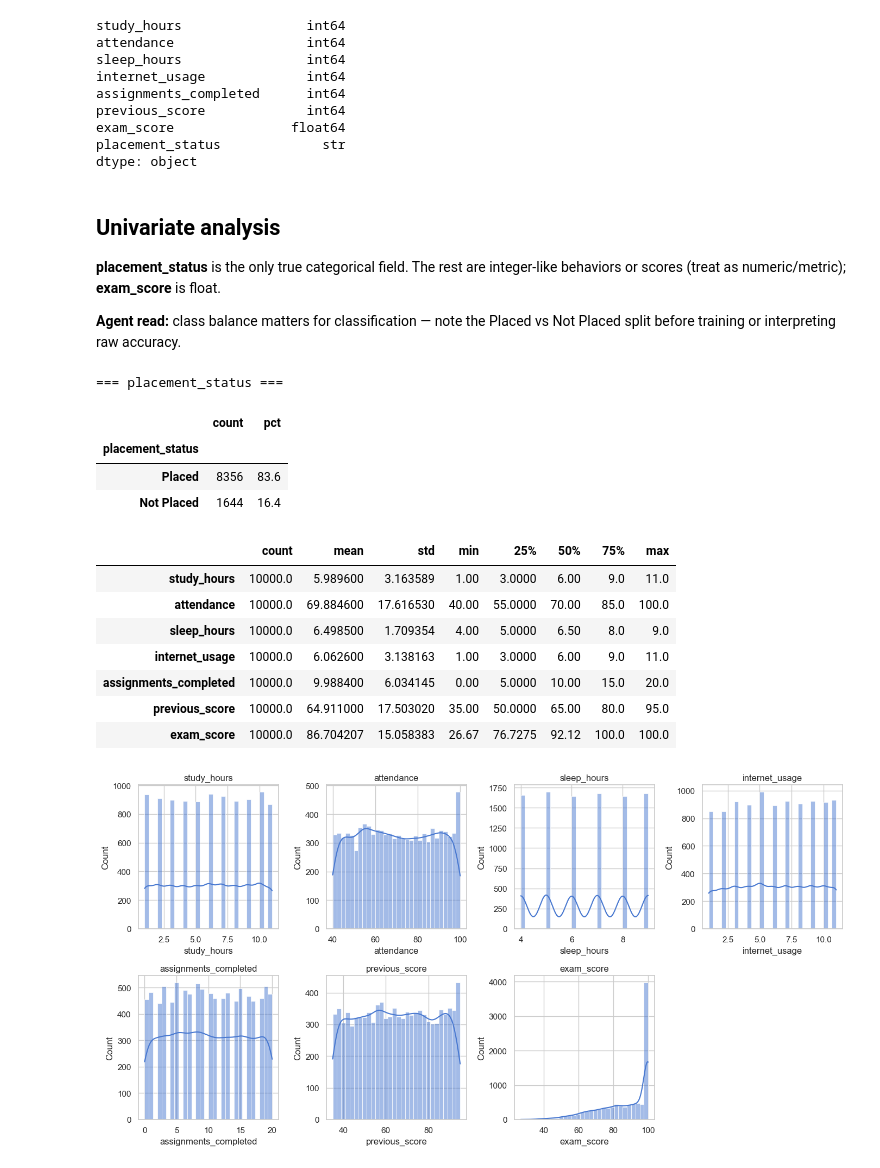
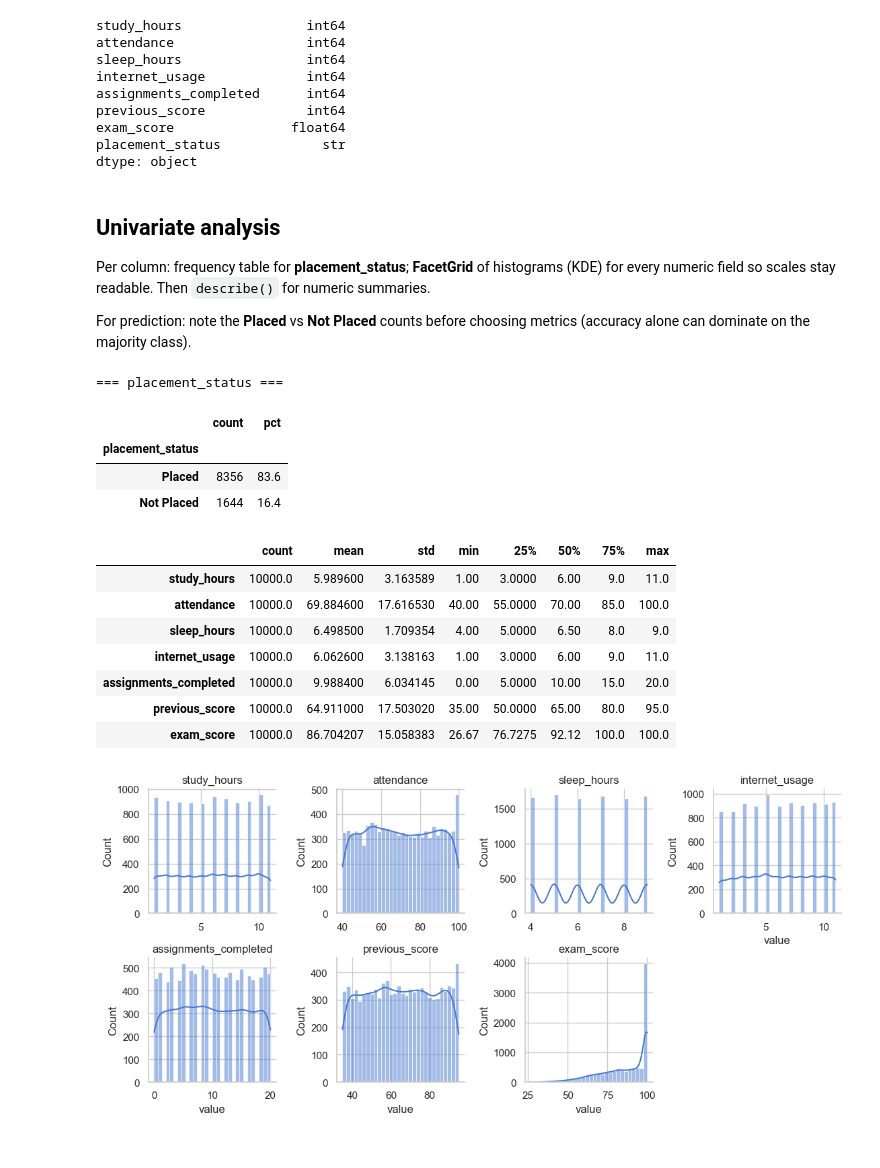
Before and after one commit to nicapotato/KaggleNotebooks, a Jupyter notebook: eda/student-performance-prediction-eda.ipynb, the cells around one changed output. Drawn from its saved outputs; the diff is of its cells as text; code cells hidden in the pictures.

```diff
--- a/eda/student-performance-prediction-eda.ipynb
+++ b/eda/student-performance-prediction-eda.ipynb
@@ -90,42 +93,36 @@ dtype: object
 # %% [markdown]
 ## Univariate analysis
 
-**placement_status** is the only true categorical field. The rest are integer-like behaviors or scores (treat as numeric/metric); **exam_score** is float.
+Per column: frequency table for **placement_status**; **FacetGrid** of histograms (KDE) for every numeric field so scales stay readable. Then `describe()` for numeric summaries.
 
-**Agent read:** class balance matters for classification — note the Placed vs Not Placed split before training or interpreting raw accuracy.
+For prediction: note the **Placed** vs **Not Placed** counts before choosing metrics (accuracy alone can dominate on the majority class).
 # %%
 for col in CAT_COLS:
     vc = df[col].value_counts()
     tab = pd.DataFrame({"count": vc, "pct": (vc / len(df) * 100).round(1)})
     print(f"\n=== {col} ===")
     display(tab)
 
 display(df[NUM_COLS].describe().T)
 
-n = len(NUM_COLS)
-ncols = 4
-nrows = int(np.ceil(n / ncols))
-fig, axes = plt.subplots(nrows, ncols, figsize=(14, 3.6 * nrows))
-axes = np.atleast_1d(axes).ravel()
-for i, col in enumerate(NUM_COLS):
-    sns.histplot(df[col], kde=True, ax=axes[i], bins=30)
-    axes[i].set_title(col)
-for j in range(len(NUM_COLS), len(axes)):
-    axes[j].set_visible(False)
-plt.tight_layout()
+long = df[NUM_COLS].melt(var_name="metric", value_name="value")
+g = sns.FacetGrid(long, col="metric", col_wrap=4, sharex=False, sharey=False, height=2.7, aspect=1.05)
+g.map_dataframe(sns.histplot, x="value", kde=True, bins=30)
+g.set_titles(col_template="{col_name}")
+g.tight_layout()
 plt.show()
 # %% [output]
 === placement_status ===
 |  | count | pct |
 | placement_status |  |  |
 | Placed | 8356 | 83.6 |
 | Not Placed | 1644 | 16.4 |
 |  | count | mean | std | min | 25% | 50% | 75% | max |
 | study_hours | 10000.0 | 5.989600 | 3.163589 | 1.00 | 3.0000 | 6.00 | 9.0 | 11.0 |
 | attendance | 10000.0 | 69.884600 | 17.616530 | 40.00 | 55.0000 | 70.00 | 85.0 | 100.0 |
 | sleep_hours | 10000.0 | 6.498500 | 1.709354 | 4.00 | 5.0000 | 6.50 | 8.0 | 9.0 |
 | internet_usage | 10000.0 | 6.062600 | 3.138163 | 1.00 | 3.0000 | 6.00 | 9.0 | 11.0 |
 | assignments_completed | 10000.0 | 9.988400 | 6.034145 | 0.00 | 5.0000 | 10.00 | 15.0 | 20.0 |
 | previous_score | 10000.0 | 64.911000 | 17.503020 | 35.00 | 50.0000 | 65.00 | 80.0 | 95.0 |
 | exam_score | 10000.0 | 86.704207 | 15.058383 | 26.67 | 76.7275 | 92.12 | 100.0 | 100.0 |
-[figure, old version]
+[figure, new version]
```
Also changed, not shown: parts of 6 cells of this notebook, 4 other files.
